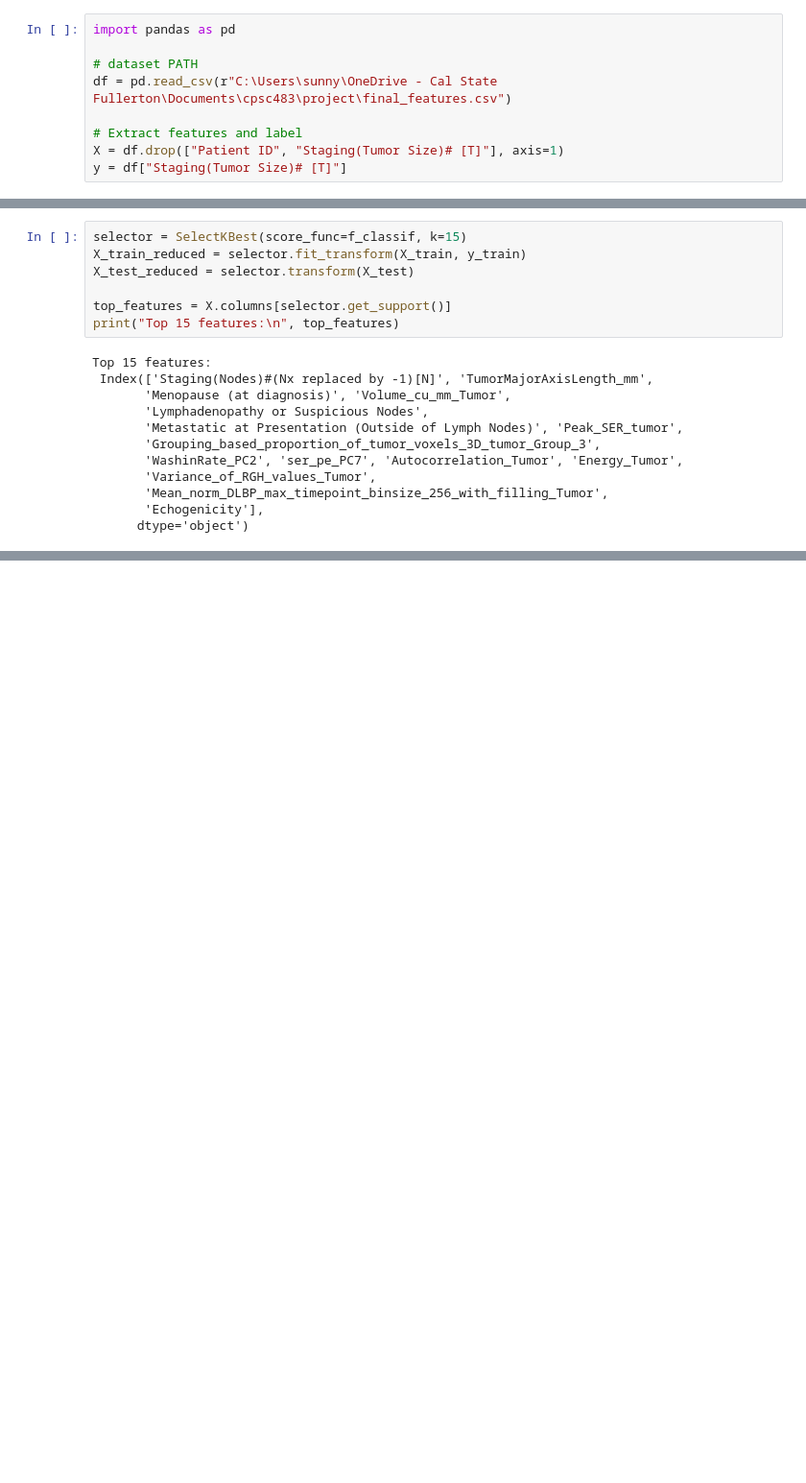
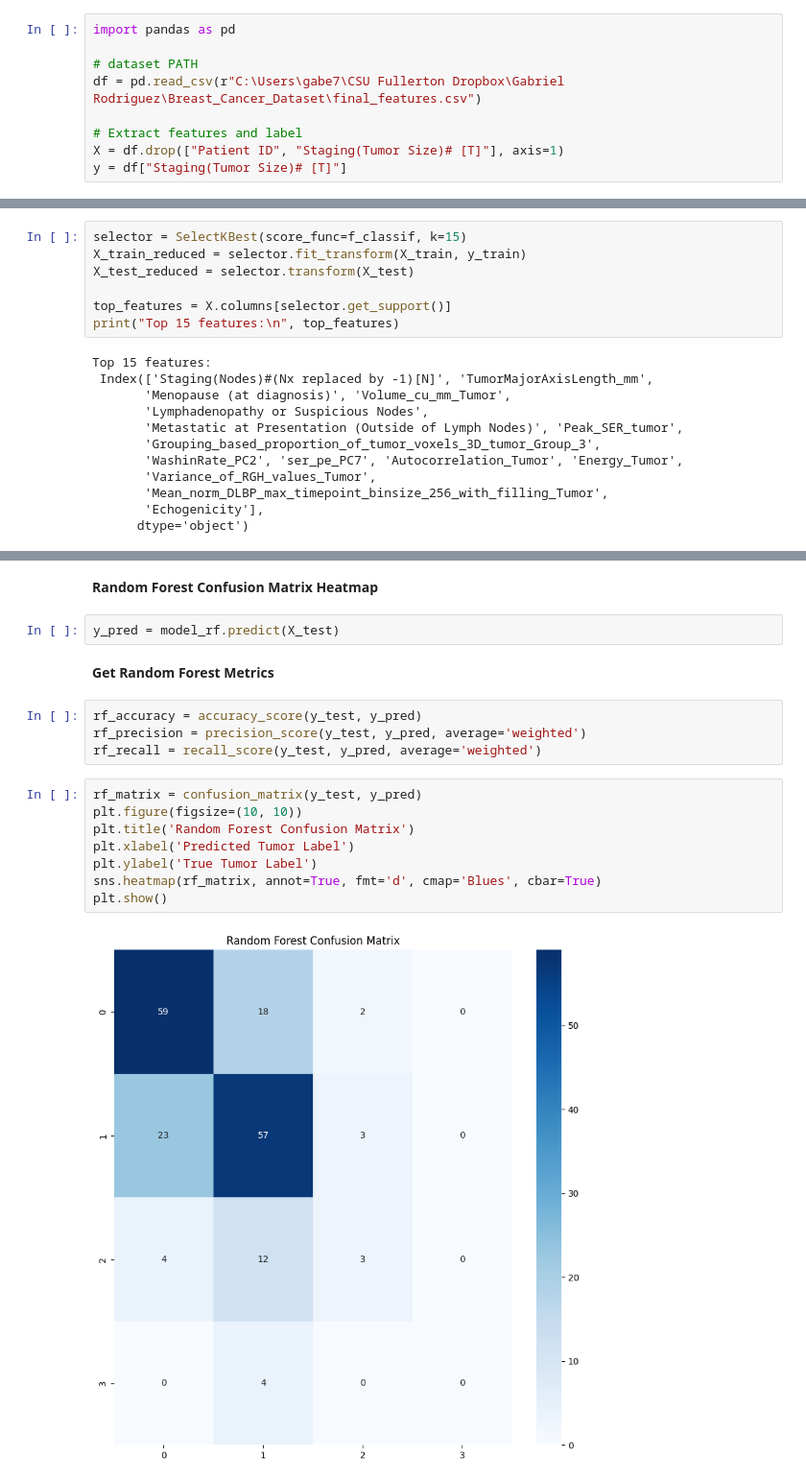
Before and after one commit to grod23/Breast-Cancer-Stage-Prediction, a Jupyter notebook: src/breast_mri_dataset/MLModeling.ipynb, the cells around one changed output, grey strips where cells are left out. Shown at 96% size. Drawn from its saved outputs; the diff is of its cells as text; blank space fills up the shorter version.

Commit message:
Machine Learning Model Metric Visualizations in Jupyter Notebook. Adjusted Focal Loss with Class Weighting for training.

```diff
--- a/src/breast_mri_dataset/MLModeling.ipynb
+++ b/src/breast_mri_dataset/MLModeling.ipynb
@@ -11,7 +20,7 @@ import pickle
 import pandas as pd
 
 # dataset PATH
-df = pd.read_csv(r"C:\Users\sunny\OneDrive - Cal State Fullerton\Documents\cpsc483\project\final_features.csv")
+df = pd.read_csv(r"C:\Users\gabe7\CSU Fullerton Dropbox\Gabriel Rodriguez\Breast_Cancer_Dataset\final_features.csv")
 
 # Extract features and label
 X = df.drop(["Patient ID", "Staging(Tumor Size)# [T]"], axis=1)
@@ -65,0 +164,20 @@ Logistic Regression Accuracy (Top 15 features): 0.5945945945945946
+# %% [markdown]
+**Random Forest Confusion Matrix Heatmap**
+# %%
+y_pred = model_rf.predict(X_test)
+# %% [markdown]
+**Get Random Forest Metrics**
+# %%
+rf_accuracy = accuracy_score(y_test, y_pred)
+rf_precision = precision_score(y_test, y_pred, average='weighted')
+rf_recall = recall_score(y_test, y_pred, average='weighted')
+# %%
+rf_matrix = confusion_matrix(y_test, y_pred)
+plt.figure(figsize=(10, 10))
+plt.title('Random Forest Confusion Matrix')
+plt.xlabel('Predicted Tumor Label')
+plt.ylabel('True Tumor Label')
+sns.heatmap(rf_matrix, annot=True, fmt='d', cmap='Blues', cbar=True)
+plt.show()
+# %% [output]
+[figure, added]
```
Also changed, not shown: parts of 39 cells of this notebook, 2 other files.
